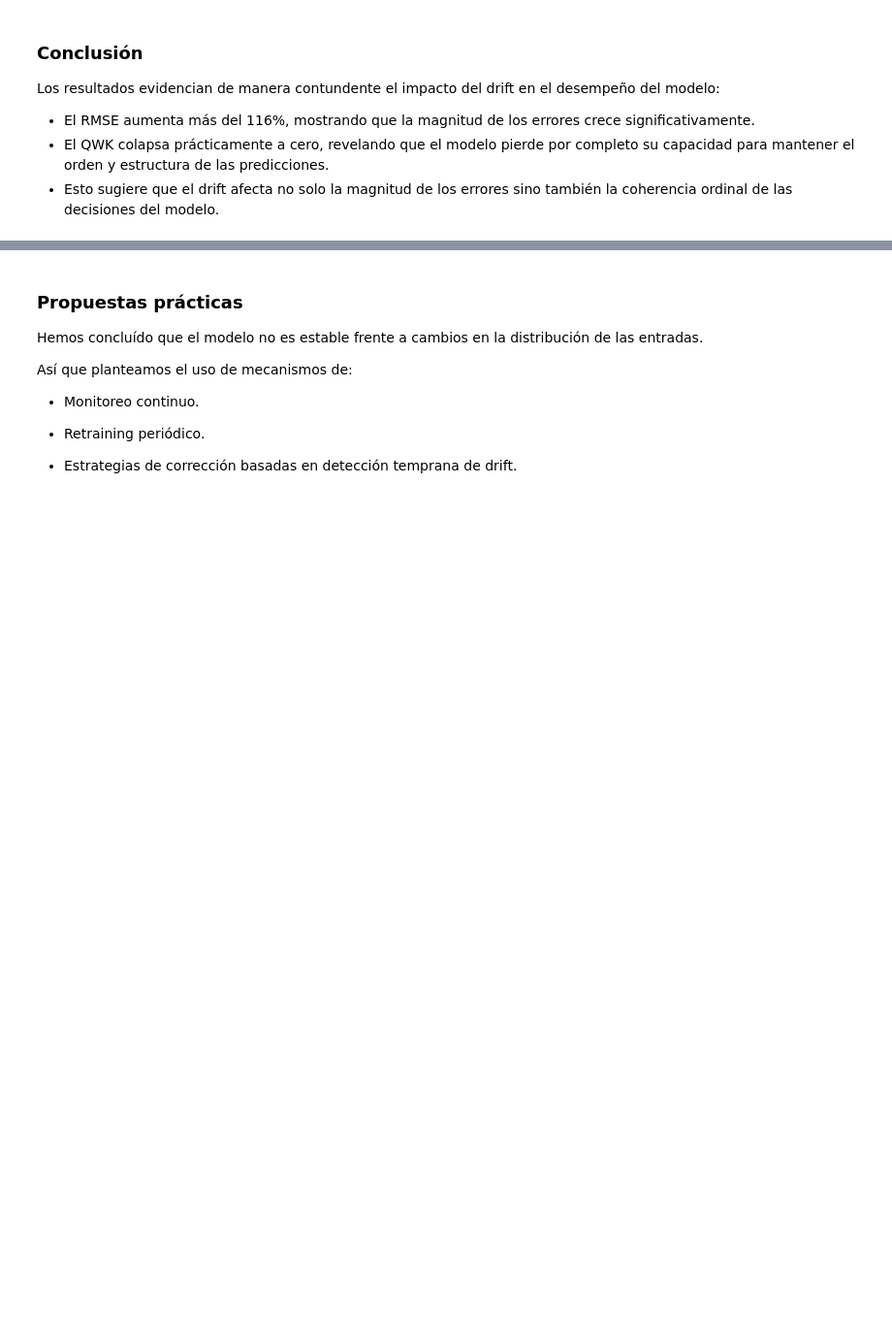
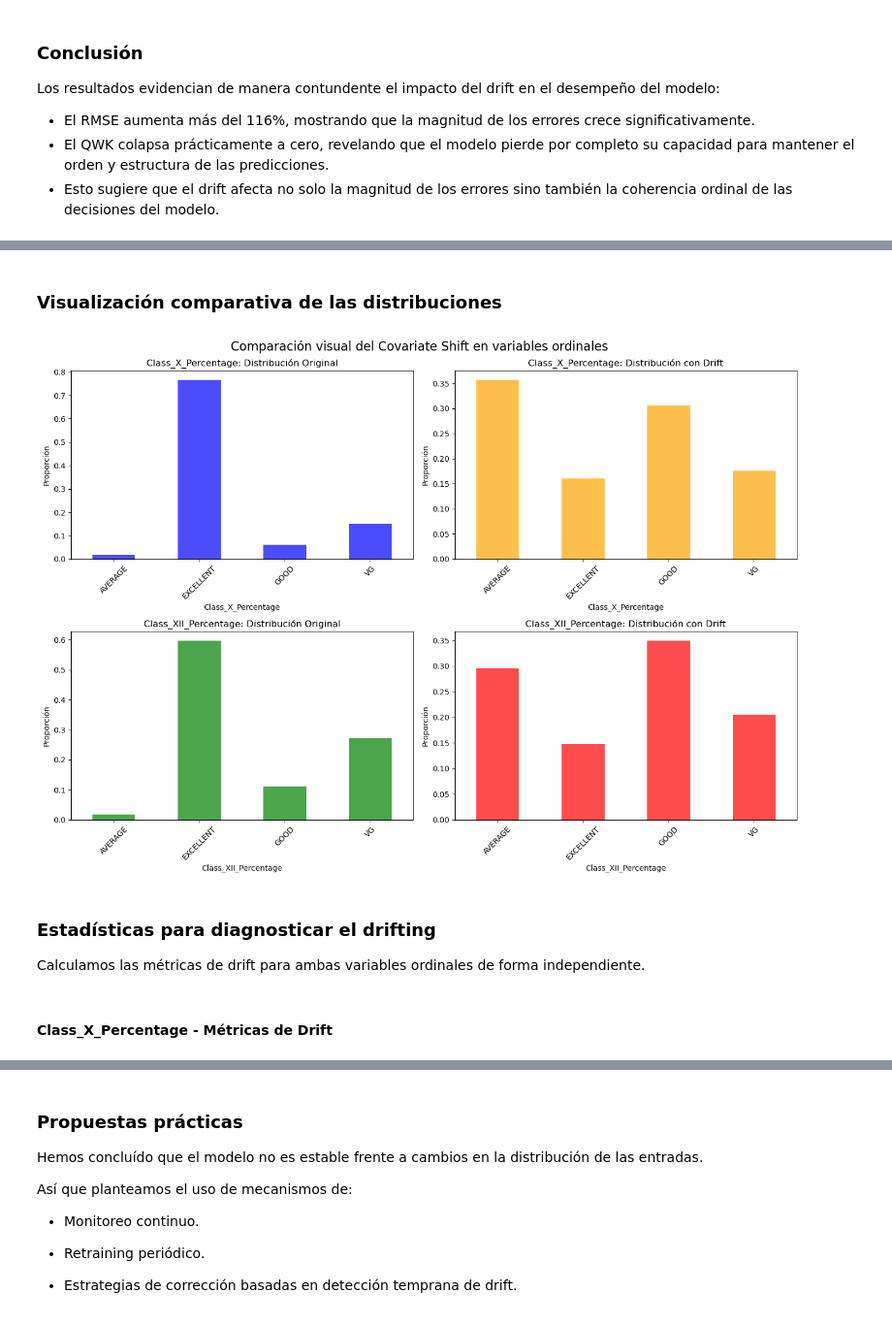
Before and after one commit to MLOpsEquipo36/equipo36mlops, a Jupyter notebook: notebooks/4_Data_Driffting_Generator.ipynb, the cells around one changed output, grey strips where cells are left out. Shown at 97% size. Cells and saved outputs as stored; diff of their text form; code cells hidden in the pictures; blank space fills up the shorter version.

```diff
--- a/notebooks/4_Data_Driffting_Generator.ipynb
+++ b/notebooks/4_Data_Driffting_Generator.ipynb
@@ -776,0 +992,39 @@ Los resultados evidencian de manera contundente el impacto del drift en el desem
+# %% [markdown]
+### Visualización comparativa de las distribuciones
+# %%
+# Visualización comparativa para Class_X_Percentage
+fig, axes = plt.subplots(2, 2, figsize=(14, 10))
+
+# Class_X_Percentage - Original vs Drift
+baseline_df['Class_X_Percentage'].value_counts(normalize=True).sort_index().plot(kind='bar', ax=axes[0, 0], color='blue', alpha=0.7)
+axes[0, 0].set_title("Class_X_Percentage: Distribución Original")
+axes[0, 0].set_ylabel("Proporción")
+axes[0, 0].tick_params(axis='x', rotation=45)
+
+df_drift_escenario_2['Class_X_Percentage'].value_counts(normalize=True).sort_index().plot(kind='bar', ax=axes[0, 1], color='orange', alpha=0.7)
+axes[0, 1].set_title("Class_X_Percentage: Distribución con Drift")
+axes[0, 1].set_ylabel("Proporción")
+axes[0, 1].tick_params(axis='x', rotation=45)
+
+# Class_XII_Percentage - Original vs Drift
+baseline_df['Class_XII_Percentage'].value_counts(normalize=True).sort_index().plot(kind='bar', ax=axes[1, 0], color='green', alpha=0.7)
+axes[1, 0].set_title("Class_XII_Percentage: Distribución Original")
+axes[1, 0].set_ylabel("Proporción")
+axes[1, 0].tick_params(axis='x', rotation=45)
+
+df_drift_escenario_2['Class_XII_Percentage'].value_counts(normalize=True).sort_index().plot(kind='bar', ax=axes[1, 1], color='red', alpha=0.7)
+axes[1, 1].set_title("Class_XII_Percentage: Distribución con Drift")
+axes[1, 1].set_ylabel("Proporción")
+axes[1, 1].tick_params(axis='x', rotation=45)
+
+plt.suptitle("Comparación visual del Covariate Shift en variables ordinales", fontsize=16)
+plt.tight_layout()
+plt.show()
+# %% [output]
+[figure, added]
+# %% [markdown]
+### Estadísticas para diagnosticar el drifting
+
+Calculamos las métricas de drift para ambas variables ordinales de forma independiente.
+# %% [markdown]
+#### Class_X_Percentage - Métricas de Drift
```
Also changed, not shown: parts of 22 cells of this notebook, 2 other files.
